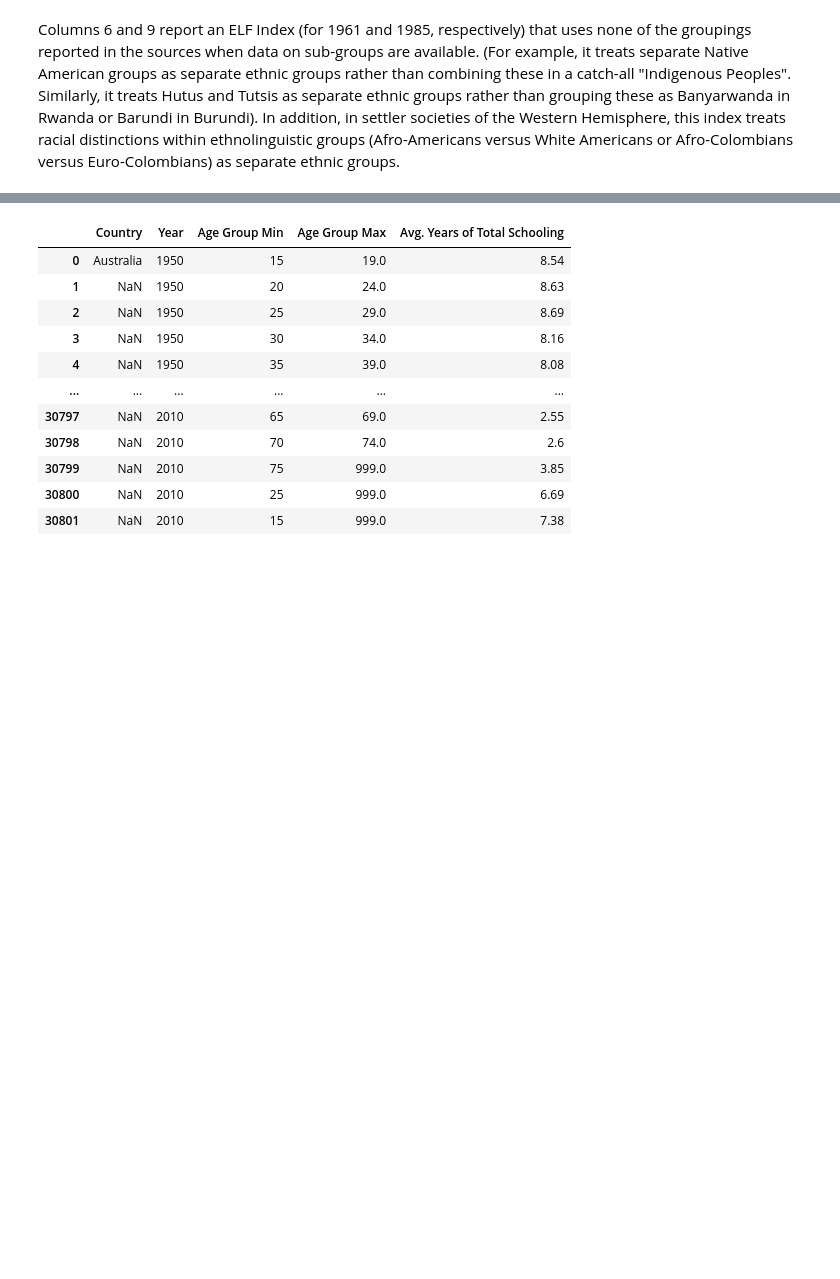
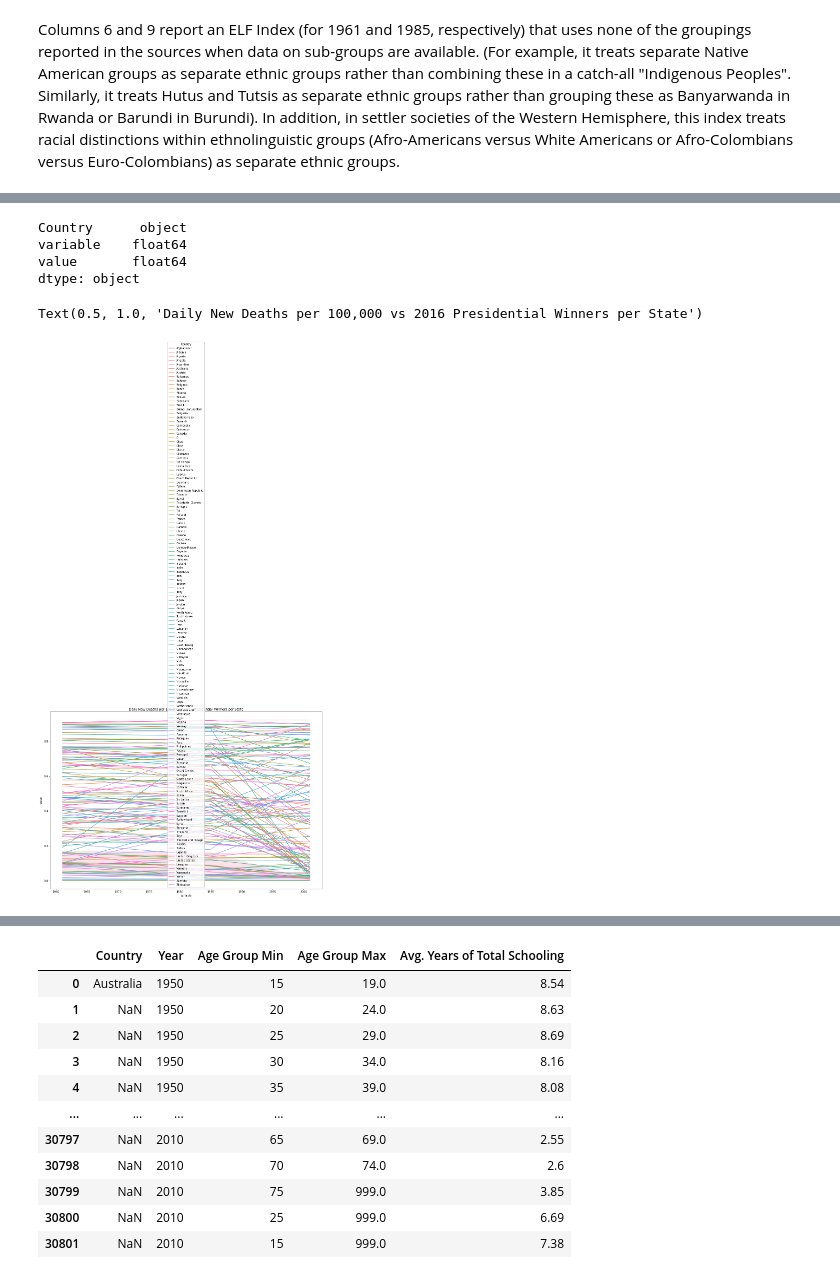
Before and after one commit to snadari/PPOL564_Final_Project_Fall_2020, a Jupyter notebook: final_project.ipynb, the cells around one changed output, grey strips where cells are left out. Cells and saved outputs as stored; diff of their text form; code cells hidden in the pictures; blank space fills up the shorter version.

Commit message:
Added a seaborn plot, plotting fractionalization over time

```diff
--- a/final_project.ipynb
+++ b/final_project.ipynb
@@ -92,0 +150,12 @@ bit_table = bit_table.drop(columns = "temp_country")
+# %%
+#Created a new column called 'country' and set those values as 'UN'
+sir["Country"] = UNsir
+
+#Set the index as the 'country' column
+sir = sir.set_index('Country')
+
+#Dropped any rows that had a "not found" value
+sir = sir.drop(index = "not found")
+
+#Reset the index in order to remove the "country" column as the index
+sir = sir.reset_index()
@@ -92,0 +178,9 @@ bit_table = bit_table.drop(columns = "temp_country")
+# %%
+#Outer merged both fractionalization measures
+baby = pd.merge(maam,sir,on = 'Country', how = 'outer')
+
+#Filled the NA values into
+test = baby.dropna()
+
+#Changed the values of the periods into 0
+test.loc[test['2001'] == '.'] = 0
@@ -92,0 +203,19 @@ bit_table = bit_table.drop(columns = "temp_country")
+# %%
+hello = pd.melt(test, id_vars=['Country'], value_vars=['1961', '1985', '2001'])
+# %%
+hello['value'] = hello['value'].astype(float)
+hello['variable'] = hello['variable'].astype(float)
+# %%
+hello.dtypes
+# %% [output]
+Country      object
+variable    float64
+value       float64
+dtype: object
+# %%
+fig, ax = plt.subplots(figsize=(18, 12))
+ax= sns.lineplot(data = hello, x = 'variable', y = 'value', hue = 'Country')
+ax.set_title("Daily New Deaths per 100,000 vs 2016 Presidential Winners per State")
+# %% [output]
+Text(0.5, 1.0, 'Daily New Deaths per 100,000 vs 2016 Presidential Winners per State')
+[figure, added]
```
Also changed, not shown: parts of 11 cells of this notebook.
